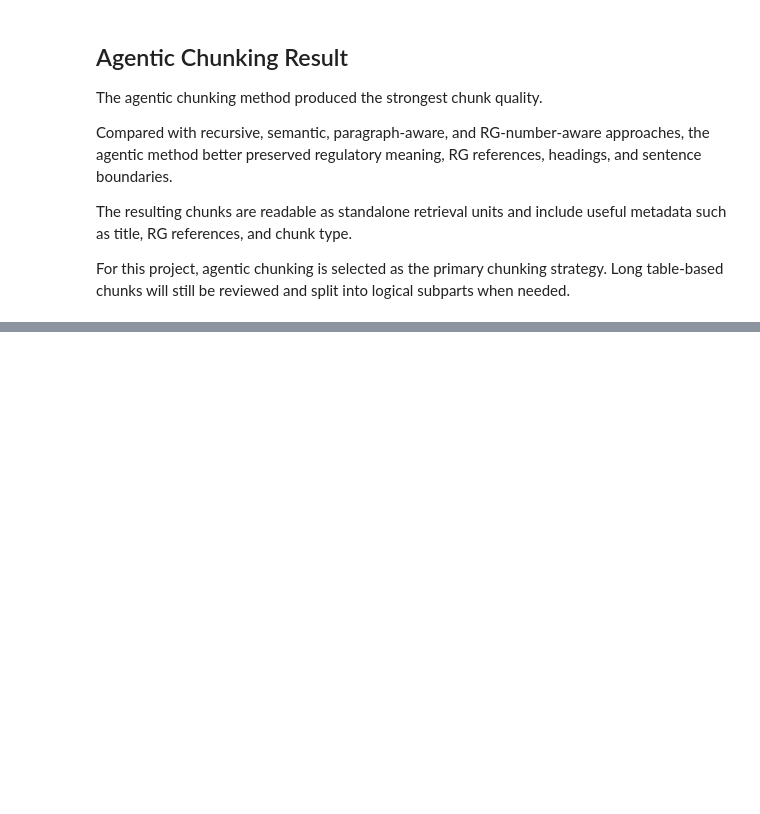
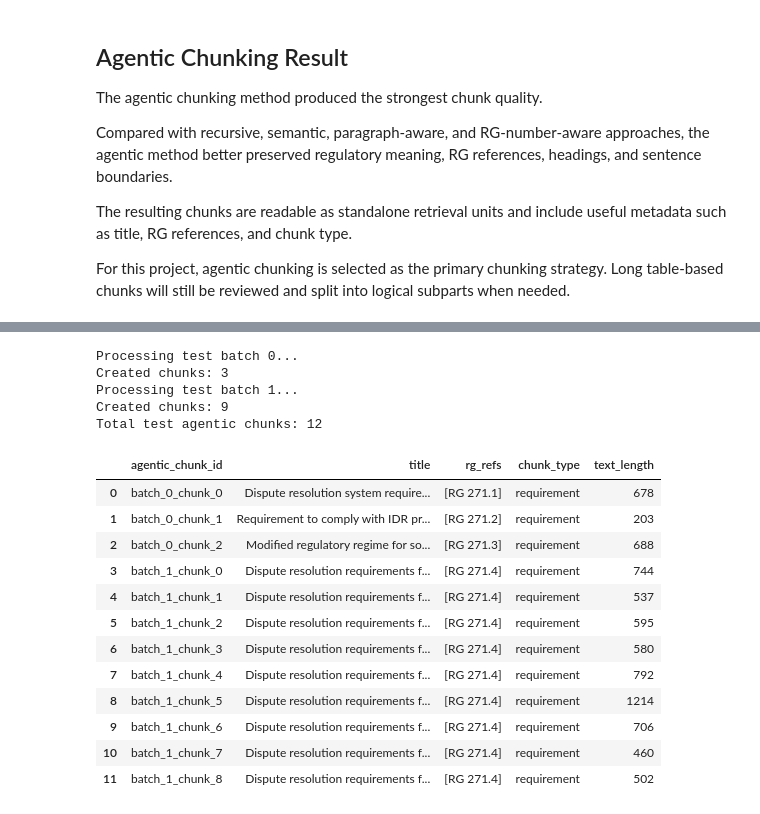
Before and after one commit to ozzy2438/Complaint-Intelligence-Platform-PII-Safe-Classification-RAG-Assistant-for-Financial-Complaints, a Jupyter notebook: complaint-intelligence-platform/notebooks/04_rag_rg271.ipynb, the cells around one changed output, grey strips where cells are left out. Drawn from its saved outputs; the diff is of its cells as text; code cells hidden in the pictures; blank space fills up the shorter version.

```diff
--- a/complaint-intelligence-platform/notebooks/04_rag_rg271.ipynb
+++ b/complaint-intelligence-platform/notebooks/04_rag_rg271.ipynb
@@ -1313,0 +1370,17 @@ For this project, agentic chunking is selected as the primary chunking strategy.
+# %%
+def batch_to_text(batch: list[dict]) -> str:
+    """
+    Convert a list of RG blocks into one text input for the LLM.
+    """
+    parts = []
+
+    for block in batch:
+        parts.append(block["text"])
+
+    return "\n\n".join(parts)
+
+
+sample_batch_text = batch_to_text(rg_batches[0])
+
+print("Sample batch characters:", len(sample_batch_text))
+print(sample_batch_text[:2000])
@@ -1313,0 +1443,39 @@ For this project, agentic chunking is selected as the primary chunking strategy.
+# %%
+test_agentic_chunks = []
+
+for batch_id, batch in enumerate(rg_batches[:2]):
+    print(f"Processing test batch {batch_id}...")
+    chunks = agentic_chunk_batch(batch, batch_id=batch_id)
+    test_agentic_chunks.extend(chunks)
+    print(f"Created chunks: {len(chunks)}")
+
+test_agentic_chunks_df = pd.DataFrame(test_agentic_chunks)
+
+print("Total test agentic chunks:", len(test_agentic_chunks_df))
+
+test_agentic_chunks_df[[
+    "agentic_chunk_id",
+    "title",
+    "rg_refs",
+    "chunk_type",
+    "text_length"
+]]
+# %% [output]
+Processing test batch 0...
+Created chunks: 3
+Processing test batch 1...
+Created chunks: 9
+Total test agentic chunks: 12
+|  | agentic_chunk_id | title | rg_refs | chunk_type | text_length |
+| 0 | batch_0_chunk_0 | Dispute resolution system require... | [RG 271.1] | requirement | 678 |
+| 1 | batch_0_chunk_1 | Requirement to comply with IDR pr... | [RG 271.2] | requirement | 203 |
+| 2 | batch_0_chunk_2 | Modified regulatory regime for so... | [RG 271.3] | requirement | 688 |
+| 3 | batch_1_chunk_0 | Dispute resolution requirements f... | [RG 271.4] | requirement | 744 |
+| 4 | batch_1_chunk_1 | Dispute resolution requirements f... | [RG 271.4] | requirement | 537 |
+| 5 | batch_1_chunk_2 | Dispute resolution requirements f... | [RG 271.4] | requirement | 595 |
+| 6 | batch_1_chunk_3 | Dispute resolution requirements f... | [RG 271.4] | requirement | 580 |
+| 7 | batch_1_chunk_4 | Dispute resolution requirements f... | [RG 271.4] | requirement | 792 |
+| 8 | batch_1_chunk_5 | Dispute resolution requirements f... | [RG 271.4] | requirement | 1214 |
+| 9 | batch_1_chunk_6 | Dispute resolution requirements f... | [RG 271.4] | requirement | 706 |
+| 10 | batch_1_chunk_7 | Dispute resolution requirements f... | [RG 271.4] | requirement | 460 |
+| 11 | batch_1_chunk_8 | Dispute resolution requirements f... | [RG 271.4] | requirement | 502 |
```
Also changed, not shown: parts of 10 cells of this notebook, 27 other files.
